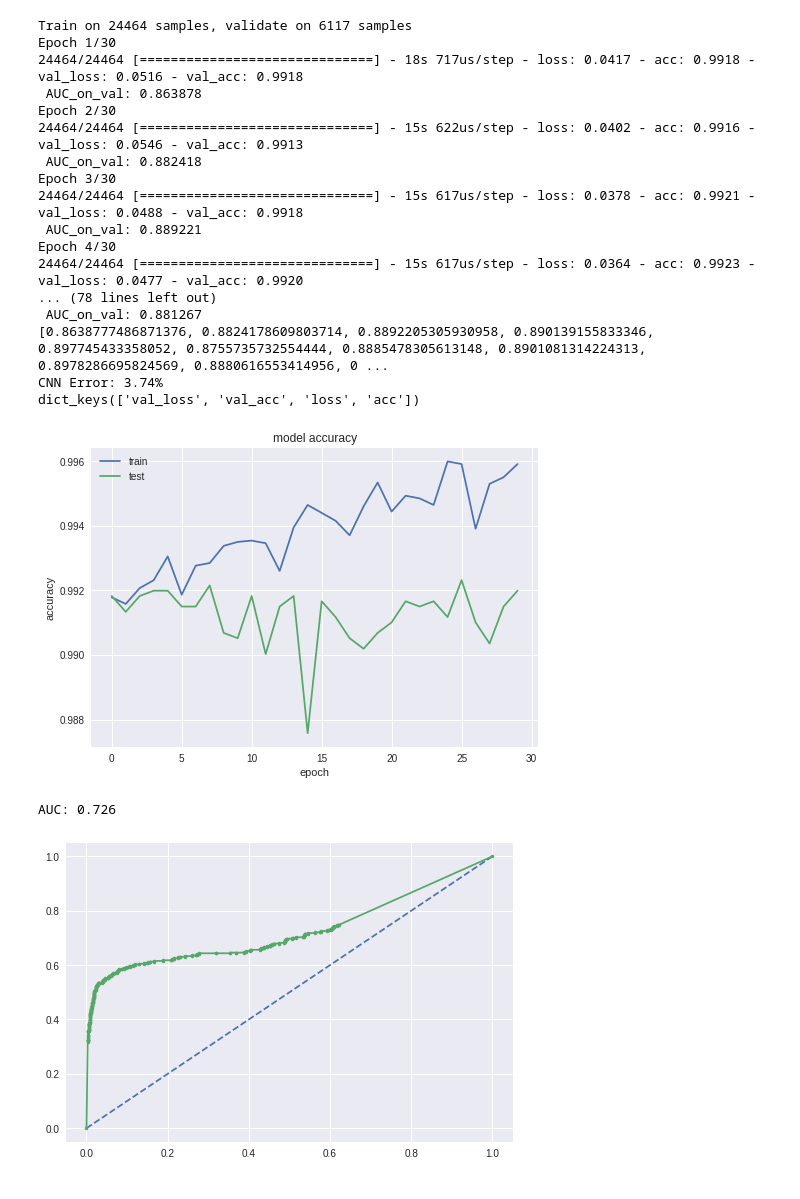
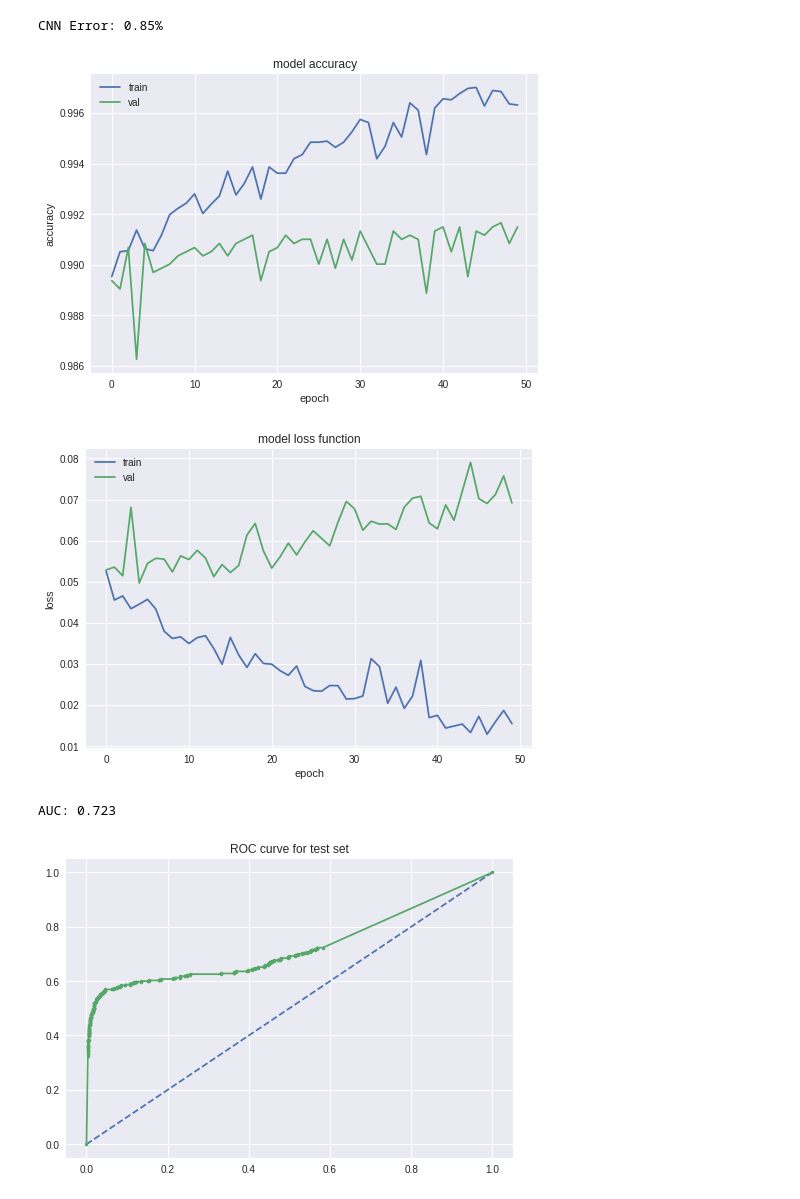
Before and after one commit to hannape/CNN-pierwsze-podejscie, a Jupyter notebook: CNN_modified.ipynb, the cells around one changed output. Saved outputs shown, nothing was run; the diff lists cells and outputs as text; code cells hidden in the pictures.

Commit message:
loss = cat_crossentropy, metrics = accuracy, 50 epochs

```diff
--- a/CNN_modified.ipynb
+++ b/CNN_modified.ipynb
@@ -47,9 +55,9 @@ X_test = X_test.reshape(X_test.shape[0], 1, 60, 87).astype('float32')
 print (X_train.shape)
 print (X_test.shape)
 # normalize inputs from 0-255 to 0-1
-X_train = X_train / 255
-X_val =
-X_test = X_test / 255
+#X_train = X_train / 255
+#X_val =
+#X_test = X_test / 255
 # one hot encode outputs
 y_train = np_utils.to_categorical(y_train)
 y_val = np_utils.to_categorical(y_val)
@@ -115,3 +133,15 @@ class Histories(keras.callbacks.Callback):
 # %%
 # build the model
 model = larger_model()
+# %%
+#from keras.models import load_model
+#model = load_model('drive/My Drive/Colab Notebooks/models/CNN_30e.h5')
+
+# Fit the model
+histories = Histories()
+hist = model.fit(X_train, y_train, validation_data=(X_val, y_val), epochs=50, batch_size=32, callbacks=[histories])
+print(histories.aucs)
+
+# list all data in history
+c = hist.history.keys()
+print(hist.history.keys())
@@ -118,59 +166,46 @@ model = larger_model()
 # %%
-from keras.models import load_model
-model = load_model('drive/My Drive/Colab Notebooks/models/CNN_30e.h5')
-# Fit the model
-histories = Histories()
-history = model.fit(X_train, y_train, validation_data=(X_val, y_val), epochs=30, batch_size=32, callbacks=[histories])
-print(histories.aucs)
 # Final evaluation of the model
-scores = model.evaluate(X_test, y_test, verbose=0)
+scores = model.evaluate(X_val, y_val, verbose=0)
 print("CNN Error: %.2f%%" % (100-scores[1]*100))
 
-# list all data in history
-print(history.history.keys())
 # summarize history for accuracy
-plt.plot(history.history['acc'])
-plt.plot(history.history['val_acc'])
+plt.plot(hist.history['acc'])
+plt.plot(hist.history['val_acc'])
 plt.title('model accuracy')
 plt.ylabel('accuracy')
 plt.xlabel('epoch')
-plt.legend(['train', 'test'], loc='upper left')
+plt.legend(['train', 'val'], loc='upper left')
 plt.show()
 
-# calculate AUC
+# summarize history for loss
+plt.plot(hist.history['loss'])
+plt.plot(hist.history['val_loss'])
+plt.title('model loss function')
+plt.ylabel('loss')
+plt.xlabel('epoch')
+plt.legend(['train', 'val'], loc='upper left')
+plt.show()
+
+# calculate AUC of final model on a test set
 probs = model.predict_proba(X_test)
 # keep probabilities for the positive outcome only
 probs = probs[:, 1]
 y_test2 = numpy.load('drive/My Drive/y_test.npy')  # osobno, bo inny wymiar
 
 auc = roc_auc_score(y_test2, probs)
 print('AUC: %.3f' % auc)
 
 fpr, tpr, thresholds = roc_curve(y_test2, probs)
 # plot no skill
 pyplot.plot([0, 1], [0, 1], linestyle='--')
 # plot the roc curve for the model
 pyplot.plot(fpr, tpr, marker='.')
 # show the plot
+plt.title('ROC curve for test set')
 pyplot.show()
 # %% [output]
-Train on 24464 samples, validate on 6117 samples
-Epoch 1/30
-24464/24464 [==============================] - 18s 717us/step - loss: 0.0417 - acc: 0.9918 - val_loss: 0.0516 - val_acc: 0.9918
- AUC_on_val: 0.863878
-Epoch 2/30
-24464/24464 [==============================] - 15s 622us/step - loss: 0.0402 - acc: 0.9916 - val_loss: 0.0546 - val_acc: 0.9913
- AUC_on_val: 0.882418
-Epoch 3/30
-24464/24464 [==============================] - 15s 617us/step - loss: 0.0378 - acc: 0.9921 - val_loss: 0.0488 - val_acc: 0.9918
- AUC_on_val: 0.889221
-Epoch 4/30
-24464/24464 [==============================] - 15s 617us/step - loss: 0.0364 - acc: 0.9923 - val_loss: 0.0477 - val_acc: 0.9920
-... (78 lines left out)
- AUC_on_val: 0.881267
-[0.8638777486871376, 0.8824178609803714, 0.8892205305930958, 0.890139155833346, 0.897745433358052, 0.8755735732554444, 0.8885478305613148, 0.8901081314224313, 0.8978286695824569, 0.8880616553414956, 0 ...
-CNN Error: 3.74%
-dict_keys(['val_loss', 'val_acc', 'loss', 'acc'])
+CNN Error: 0.85%
-[figure, old version]
+[figure, new version]
+[figure, new version]
-AUC: 0.726
+AUC: 0.723
-[figure, old version]
+[figure, added]
```
Also changed, not shown: parts of 11 cells of this notebook.
